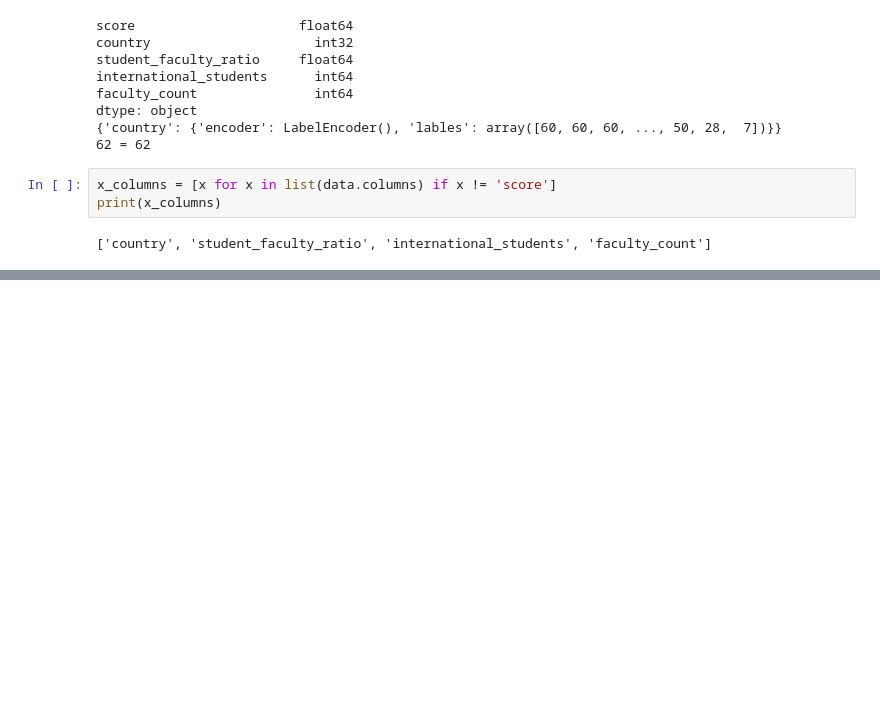
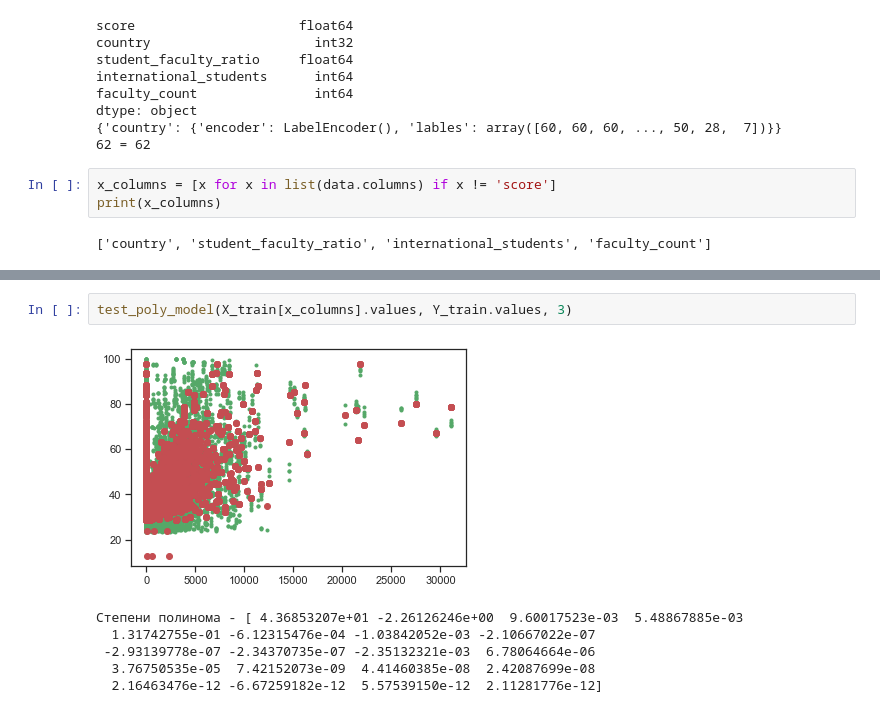
Before and after one commit to Denactive/MachineLearningTechnologies2022-S, a Jupyter notebook: lab-4/lab4.ipynb, the cells around one changed output, grey strips where cells are left out. Cells and saved outputs as stored; diff of their text form; blank space fills up the shorter version.

```diff
--- a/lab-4/lab4.ipynb
+++ b/lab-4/lab4.ipynb
@@ -159,0 +191,9 @@ InvalidIndexError: (slice(None, None, None), None)
+# %%
+test_poly_model(X_train[x_columns].values, Y_train.values, 3)
+# %% [output]
+[figure, added]
+Степени полинома - [ 4.36853207e+01 -2.26126246e+00  9.60017523e-03  5.48867885e-03
+  1.31742755e-01 -6.12315476e-04 -1.03842052e-03 -2.10667022e-07
+ -2.93139778e-07 -2.34370735e-07 -2.35132321e-03  6.78064664e-06
+  3.76750535e-05  7.42152073e-09  4.41460385e-08  2.42087699e-08
+  2.16463476e-12 -6.67259182e-12  5.57539150e-12  2.11281776e-12]
```
Also changed, not shown: parts of 14 cells of this notebook, 5 other files.
